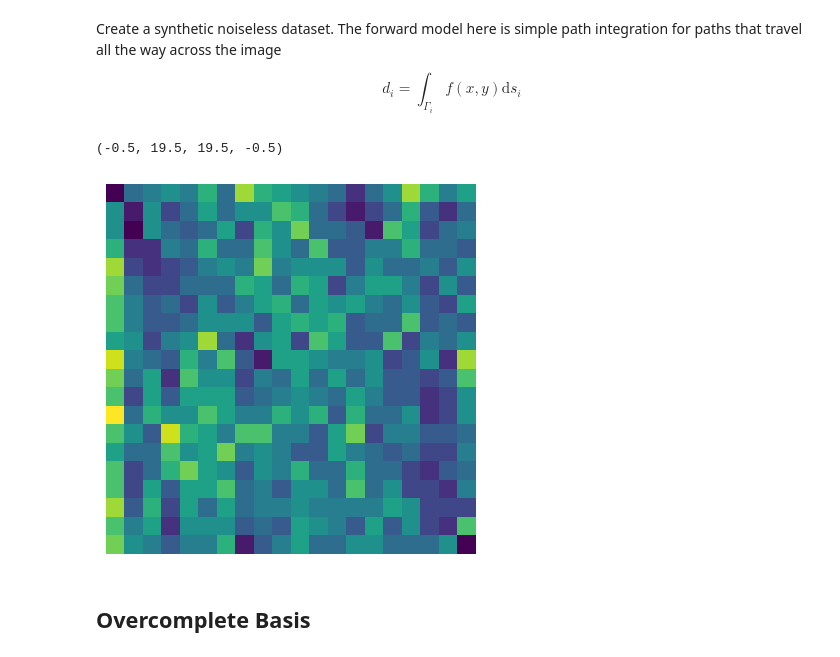
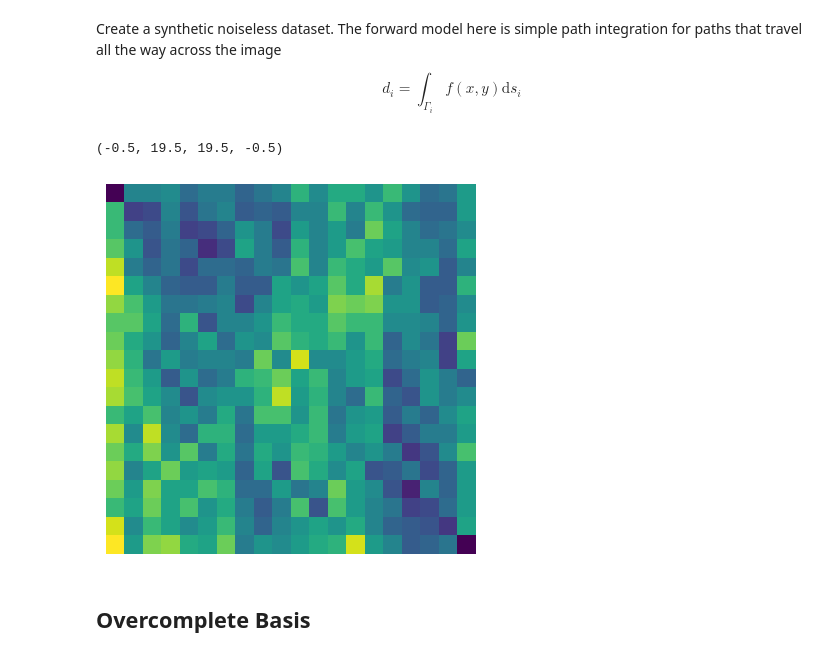
Before and after one commit to auggiemarignier/octo, a Jupyter notebook: examples/example.ipynb, the cells around one changed output. Saved outputs shown, nothing was run; the diff lists cells and outputs as text; code cells hidden in the pictures.

```diff
--- a/examples/example.ipynb
+++ b/examples/example.ipynb
@@ -55,15 +55,15 @@ Create a synthetic noiseless dataset.  The forward model here is simple path int
 
 $$d_i = \int_{\Gamma_i} f(x,y) \mathrm{d}s_i$$
 # %%
-npaths=200
+npaths=500
 measurement = PathIntegral(Nx, Ny, npaths=npaths)
 
 pm = np.sum(measurement.path_matrix.reshape((npaths, Nx, Ny)), axis=0)
 plt.imshow(pm)
 plt.gca().axis("off")
 # %% [output]
 (-0.5, 19.5, 19.5, -0.5)
-[figure, old version]
+[figure, new version]
 # %%
 synthetic = measurement(true_image)
 # %% [markdown]
```
Also changed, not shown: parts of 8 cells of this notebook.
